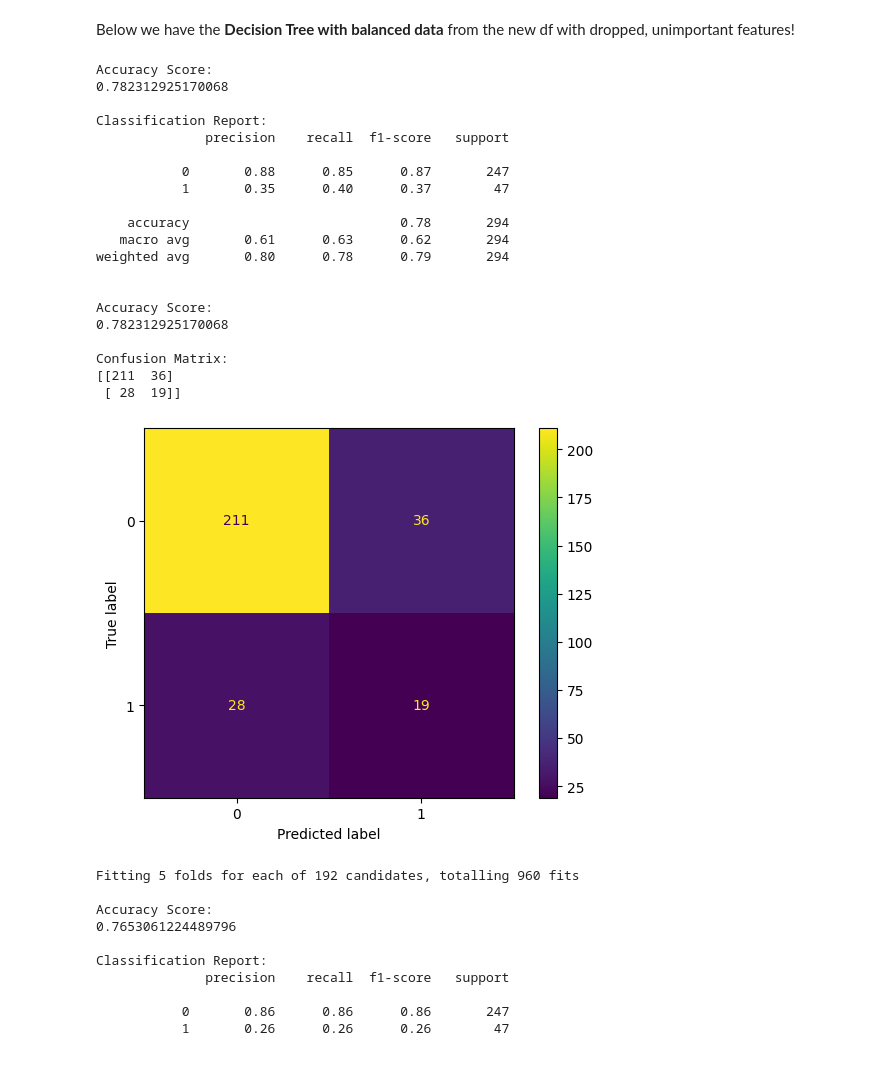
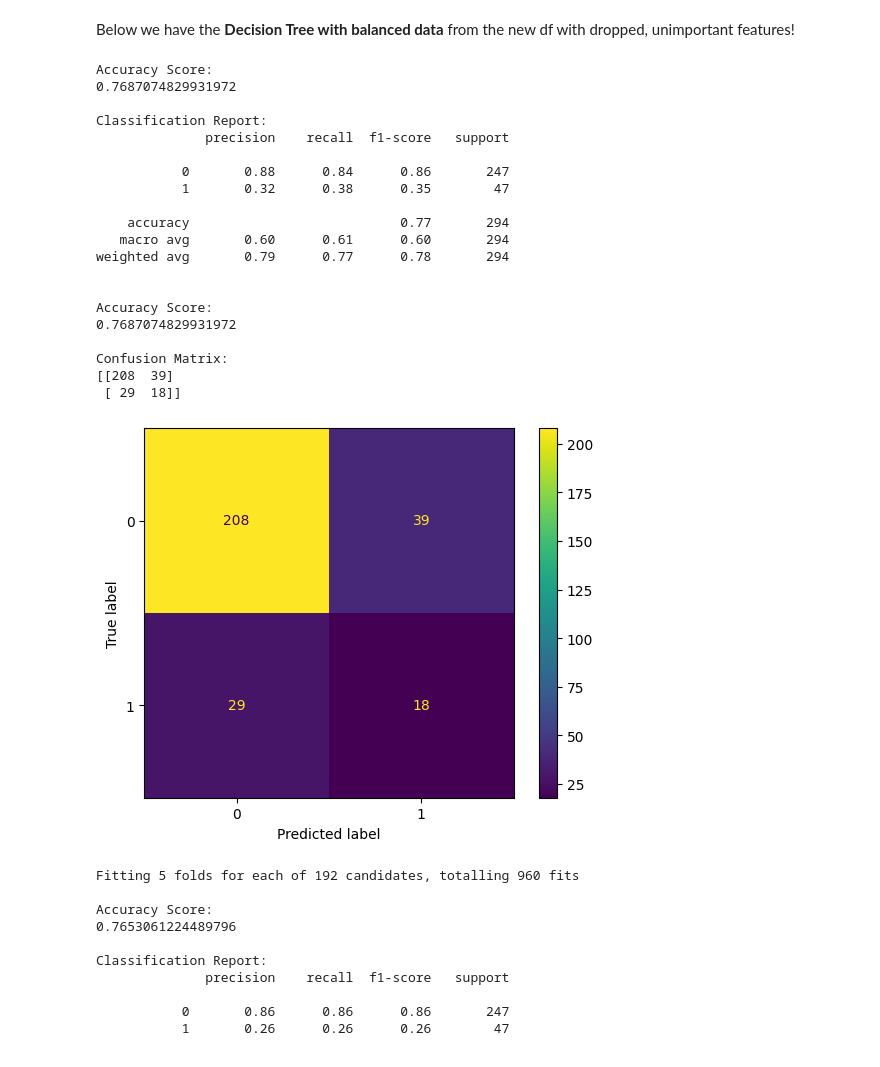
Before and after one commit to byrdwcrawford/HR_Analytics, a Jupyter notebook: HR_Model_Final.ipynb, the cells around one changed output. Saved outputs shown, nothing was run; the diff lists cells and outputs as text; code cells hidden in the pictures.

```diff
--- a/HR_Model_Final.ipynb
+++ b/HR_Model_Final.ipynb
@@ -1036,49 +1036,49 @@ y_train shape after resampling: (1724,)
 # %% [markdown]
 Below we have the **Decision Tree with balanced data** from the new df with dropped, unimportant features!
 # %%
-clf_balanced_tree_fi =DecisionTreeClassifier(random_state=42)
-clf_balanced_tree_fi.fit(X_train_balanced_fi, y_train_balanced_fi)
+clf_tree_fi_balanced =DecisionTreeClassifier(random_state=42)
+clf_tree_fi_balanced.fit(X_train_balanced_fi, y_train_balanced_fi)
 
-y_pred_balanced_fi = clf_tree_fi.predict(X_test_fi)
+y_pred_tree_fi_balanced = clf_tree_fi_balanced.predict(X_test_fi)
 
 
 # Evaluate the classifier
 print("\nAccuracy Score:")
-print(accuracy_score(y_test_fi, y_pred_balanced_fi))
+print(accuracy_score(y_test_fi, y_pred_tree_fi_balanced))
 print("\nClassification Report:")
-print(classification_report(y_test_fi, y_pred_balanced_fi))
+print(classification_report(y_test_fi, y_pred_tree_fi_balanced))
 
 print("\nAccuracy Score:")
-print(accuracy_score(y_test_fi, y_pred_balanced_fi))
+print(accuracy_score(y_test_fi, y_pred_tree_fi_balanced))
 
 print("\nConfusion Matrix:")
-cm_fi = confusion_matrix(y_test_fi, y_pred_balanced_fi)
-print(cm_fi)
+cm_tree_fi_balanced = confusion_matrix(y_test_fi, y_pred_tree_fi_balanced)
+print(cm_tree_fi_balanced)
 
 # Plot the confusion matrix
-ConfusionMatrixDisplay(confusion_matrix=cm_fi, display_labels=clf_balanced_tree_fi.classes_).plot()
+ConfusionMatrixDisplay(confusion_matrix=cm_tree_fi_balanced, display_labels=clf_tree_fi_balanced.classes_).plot()
 plt.show()
 # %% [output]
 Accuracy Score:
-0.782312925170068
+0.7687074829931972
 
 Classification Report:
               precision    recall  f1-score   support
 
-           0       0.88      0.85      0.87       247
-           1       0.35      0.40      0.37        47
+           0       0.88      0.84      0.86       247
+           1       0.32      0.38      0.35        47
 
-    accuracy                           0.78       294
-   macro avg       0.61      0.63      0.62       294
-weighted avg       0.80      0.78      0.79       294
+    accuracy                           0.77       294
+   macro avg       0.60      0.61      0.60       294
+weighted avg       0.79      0.77      0.78       294
 
 
 Accuracy Score:
-0.782312925170068
+0.7687074829931972
 
 Confusion Matrix:
-[[211  36]
- [ 28  19]]
+[[208  39]
+ [ 29  18]]
-[figure, old version]
+[figure, new version]
 # %%
 # Define the parameter grid
```
Also changed, not shown: parts of 24 cells of this notebook.
